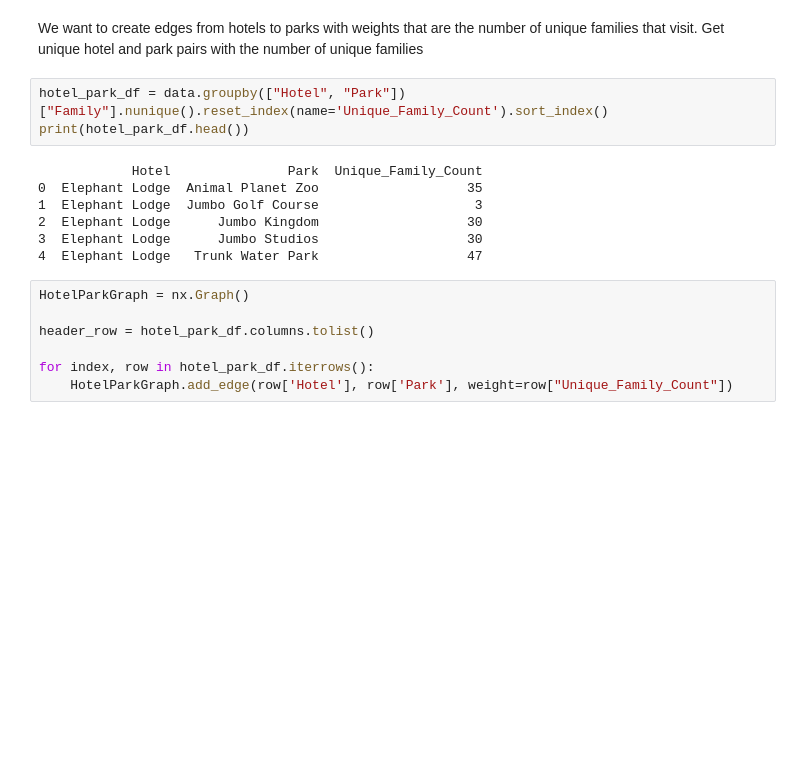
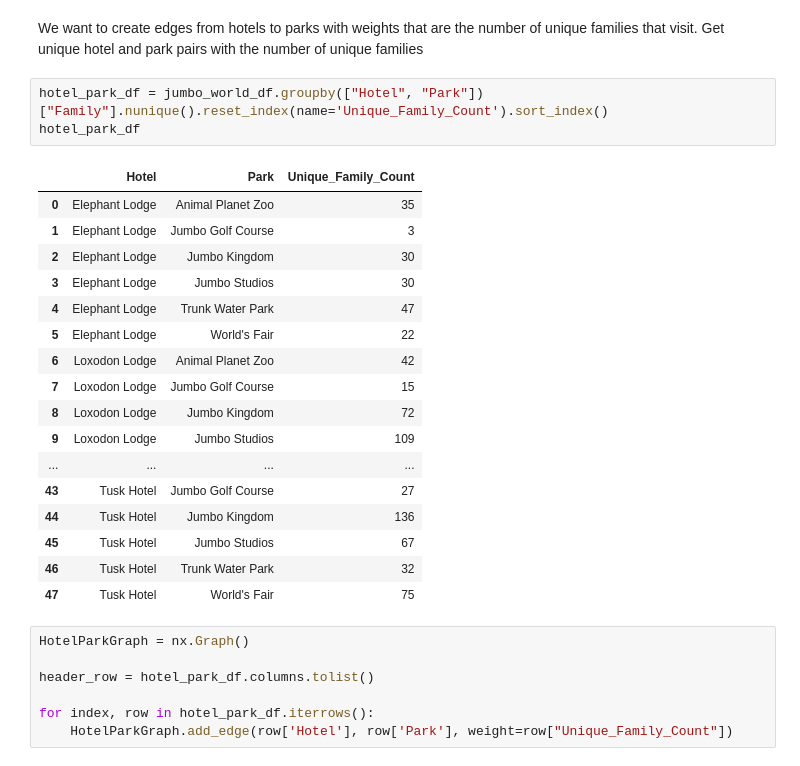
Before and after one commit to coopergolemme/cs142, a Jupyter notebook: hw0/hw0.ipynb, the cells around one changed output. Drawn from its saved outputs; the diff is of its cells as text; blank space fills up the shorter version.

```diff
--- a/hw0/hw0.ipynb
+++ b/hw0/hw0.ipynb
@@ -105,15 +107,26 @@ visualization program of your choice.
 We want to create edges from hotels to parks with weights that are the number of unique families that visit.
 Get unique hotel and park pairs with the number of unique families
 # %%
-hotel_park_df = data.groupby(["Hotel", "Park"])["Family"].nunique().reset_index(name='Unique_Family_Count').sort_index()
-print(hotel_park_df.head())
+hotel_park_df = jumbo_world_df.groupby(["Hotel", "Park"])["Family"].nunique().reset_index(name='Unique_Family_Count').sort_index()
+hotel_park_df
 # %% [output]
-            Hotel               Park  Unique_Family_Count
-0  Elephant Lodge  Animal Planet Zoo                   35
-1  Elephant Lodge  Jumbo Golf Course                    3
-2  Elephant Lodge      Jumbo Kingdom                   30
-3  Elephant Lodge      Jumbo Studios                   30
-4  Elephant Lodge   Trunk Water Park                   47
+|  | Hotel | Park | Unique_Family_Count |
+| 0 | Elephant Lodge | Animal Planet Zoo | 35 |
+| 1 | Elephant Lodge | Jumbo Golf Course | 3 |
+| 2 | Elephant Lodge | Jumbo Kingdom | 30 |
+| 3 | Elephant Lodge | Jumbo Studios | 30 |
+| 4 | Elephant Lodge | Trunk Water Park | 47 |
+| 5 | Elephant Lodge | World's Fair | 22 |
+| 6 | Loxodon Lodge | Animal Planet Zoo | 42 |
+| 7 | Loxodon Lodge | Jumbo Golf Course | 15 |
+| 8 | Loxodon Lodge | Jumbo Kingdom | 72 |
+| 9 | Loxodon Lodge | Jumbo Studios | 109 |
+| ... | ... | ... | ... |
+| 43 | Tusk Hotel | Jumbo Golf Course | 27 |
+| 44 | Tusk Hotel | Jumbo Kingdom | 136 |
+| 45 | Tusk Hotel | Jumbo Studios | 67 |
+| 46 | Tusk Hotel | Trunk Water Park | 32 |
+| 47 | Tusk Hotel | World's Fair | 75 |
 # %%
 HotelParkGraph = nx.Graph()
 
```
Also changed, not shown: parts of 22 cells of this notebook, 5 other files.
